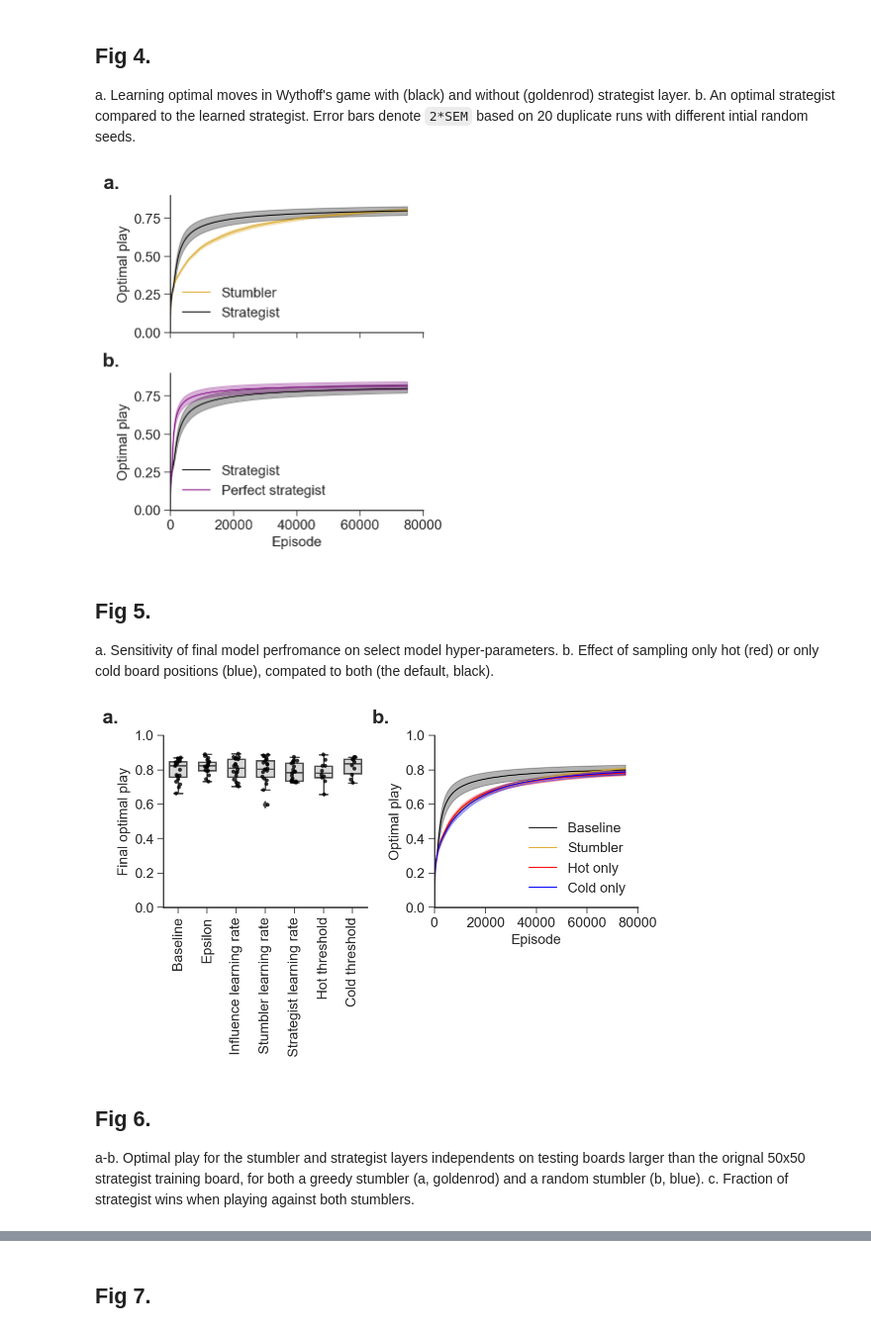
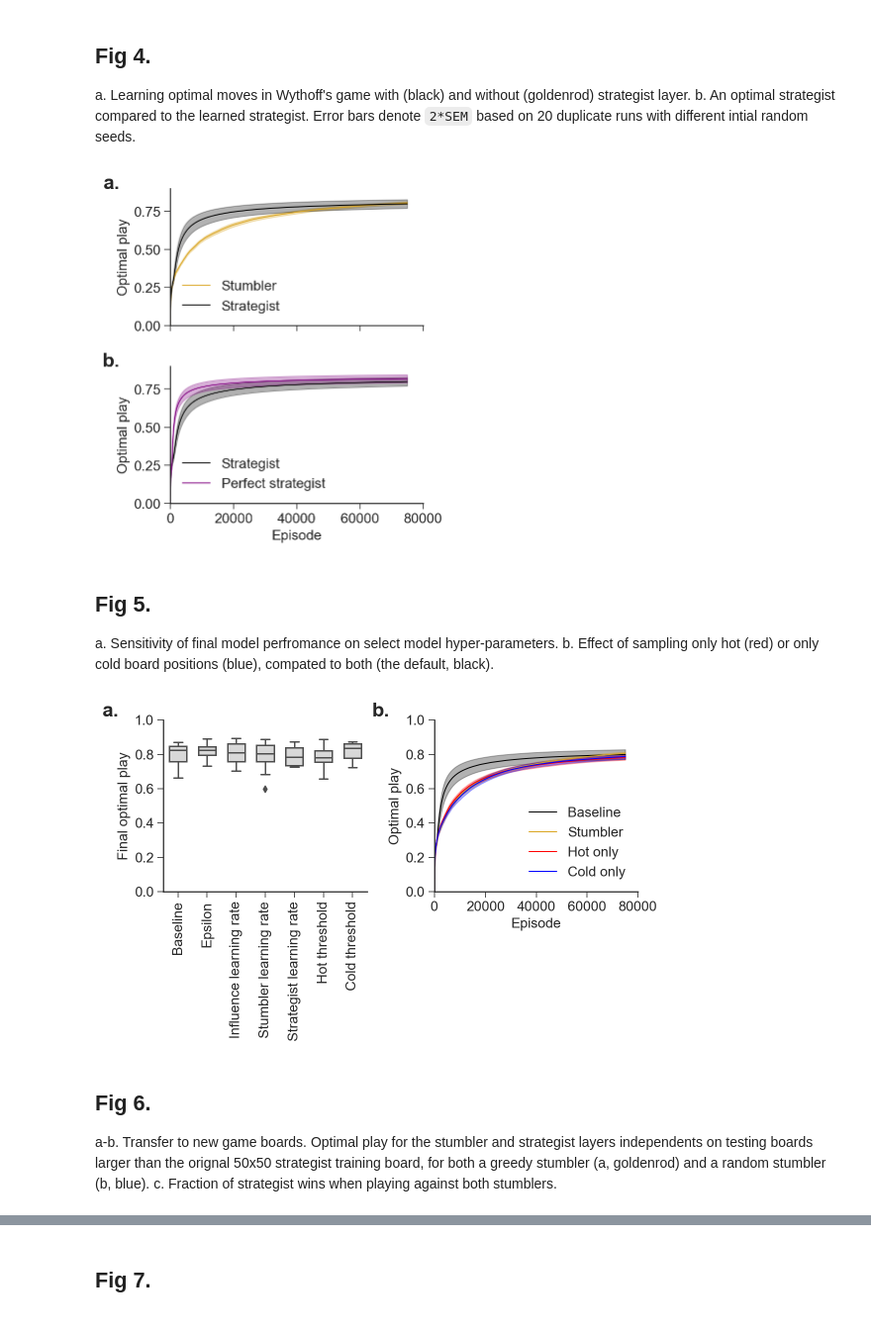
Before and after one commit to CoAxLab/azad, a Jupyter notebook: notebooks/figures.ipynb, the cells around one changed output, grey strips where cells are left out. Shown at 99% size. Saved outputs shown, nothing was run; the diff lists cells and outputs as text; code cells hidden in the pictures.

```diff
--- a/notebooks/figures.ipynb
+++ b/notebooks/figures.ipynb
@@ -249,36 +249,38 @@ _ = ax[0].fill_between(episode_14,
                        color='black', alpha=0.3)
 _ = ax[0].legend()
 _ = ax[0].set_ylabel("Optimal play")
 _ = ax[0].set_ylim(0, 0.9)
 _ = ax[1].set_xlim(0, 80000)
-_ = ax[0].text(-0.2, 1.15, "a.", transform=ax[0].transAxes,
+_ = ax[0].text(-0.2, 1.1, "a.", transform=ax[0].transAxes,
       fontsize=20, fontweight='bold', va='top', ha='right')
 
 # B
 _ = ax[1].plot(episode_14, exp_14_avg, color='black', alpha=1, linewidth=1, label="Strategist")
 _ = ax[1].fill_between(episode_14,
                        exp_14_avg + 2*exp_14_sem,
                        exp_14_avg - 2*exp_14_sem,
                        color='black', alpha=0.3)
 _ = ax[1].plot(episode_18, exp_18_avg, color='purple', alpha=1, linewidth=1, label="Perfect strategist")
 _ = ax[1].fill_between(episode_18,
                        exp_18_avg + 2*exp_18_sem,
                        exp_18_avg - 2*exp_18_sem,
                        color='purple', alpha=0.3)
 _ = ax[1].legend()
 _ = ax[1].set_xlabel("Episode")
 _ = ax[1].set_ylabel("Optimal play")
 _ = ax[1].set_ylim(0, 0.9)
 _ = ax[1].set_xlim(0, 80000)
-_ = ax[1].text(-0.2, 1.15, "b.", transform=ax[1].transAxes,
+_ = ax[1].text(-0.2, 1.1, "b.", transform=ax[1].transAxes,
       fontsize=20, fontweight='bold', va='top', ha='right')
 
 # Tweaks
 _ = fig.tight_layout()
 _ = sns.despine()
 _ = fig.subplots_adjust(hspace=.3)
+
+plt.savefig("figure_4.png", dpi=500, bbox_inches='tight')
 # %% [output]
-[figure, old version]
+[figure, new version]
 # %% [markdown]
 ## Fig 5.
 a. Sensitivity of final model perfromance on select model hyper-parameters. b. Effect of sampling only hot (red) or only cold board positions (blue), compated to both (the default, black).
@@ -290,16 +292,16 @@ _ = sns.boxplot(x="param", y="max_score", data=exp_30_35,
 for patch in ax[0].artists:
     r, g, b, a = patch.get_facecolor()
     patch.set_facecolor((r, g, b, .3))
-# _ = sns.violinplot(x="param", y="max_score", data=exp_30_35,
-#                 color="lightgrey", width=0.8, ax=ax[0])
-_ = sns.stripplot(x="param", y="max_score", data=exp_30_35,
-                  color="black", alpha=0.8, size=4, jitter=True, ax=ax[0])
+# # _ = sns.violinplot(x="param", y="max_score", data=exp_30_35,
+# #                 color="lightgrey", width=0.8, ax=ax[0])
+# _ = sns.stripplot(x="param", y="max_score", data=exp_30_35,
+#                   color="black", alpha=0.8, size=4, jitter=True, ax=ax[0])
 
 _ = ax[0].set_ylim(0, 1)
 _ = ax[0].set_xlabel("")
 _ = ax[0].set_ylabel("Final optimal play")
 _ = ax[0].set_xticklabels(ax1.get_xticklabels(), rotation=90)
-_ = ax[0].text(-0.22, 1.15, "a.", transform=ax[0].transAxes,
+_ = ax[0].text(-0.22, 1.1, "a.", transform=ax[0].transAxes,
       fontsize=20, fontweight='bold', va='top', ha='right')
 
 # H / C
@@ -329,18 +331,20 @@ _ = ax[1].set_ylim(0, 1)
 _ = ax[1].set_xlim(0, 80000)
 _ = ax[1].set_xlabel("Episode")
 _ = ax[1].set_ylabel("Optimal play")
-_ = ax[1].text(-0.22, 1.15, "b.", transform=ax[1].transAxes,
+_ = ax[1].text(-0.22, 1.1, "b.", transform=ax[1].transAxes,
       fontsize=20, fontweight='bold', va='top', ha='right')
 
 # Tweaks
 sns.despine()
 _ = fig.tight_layout()
 _ = fig.subplots_adjust(hspace=0.75)
+
+plt.savefig("figure_5.png", dpi=500, bbox_inches='tight')
 # %% [output]
-[figure, old version]
+[figure, new version]
 # %% [markdown]
 ## Fig 6.
-a-b. Optimal play for the stumbler and strategist layers independents on testing boards larger than the orignal 50x50 strategist training board, for both a greedy stumbler (a, goldenrod) and a random stumbler (b, blue). c. Fraction of strategist wins when playing against both stumblers.
+a-b. Transfer to new game boards. Optimal play for the stumbler and strategist layers independents on testing boards larger than the orignal 50x50 strategist training board, for both a greedy stumbler (a, goldenrod) and a random stumbler (b, blue). c. Fraction of strategist wins when playing against both stumblers.
 # %%
 # fig, ax = plt.subplots(2, sharex=True, figsize=(4.5, 5.75))
 fig, ax = plt.subplots(3, sharex=True, figsize=(4*0.8, 10*0.8))
```
Also changed, not shown: parts of 2 cells of this notebook.
